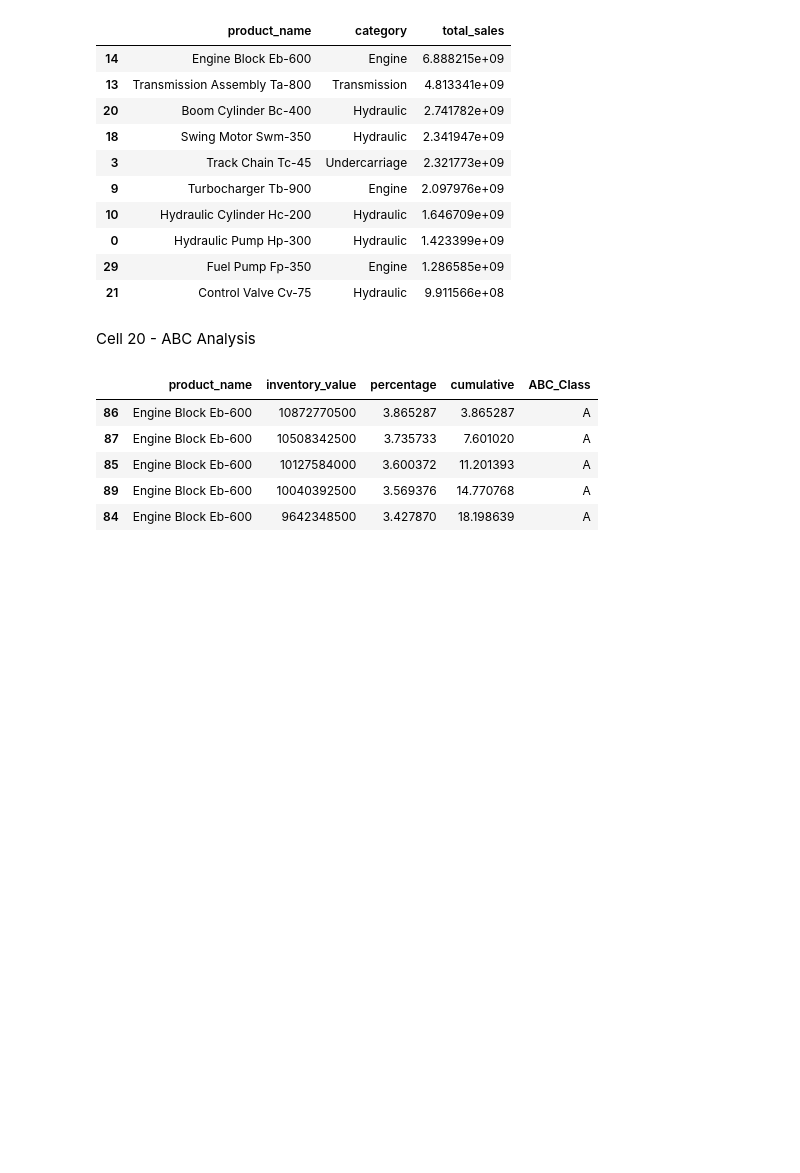
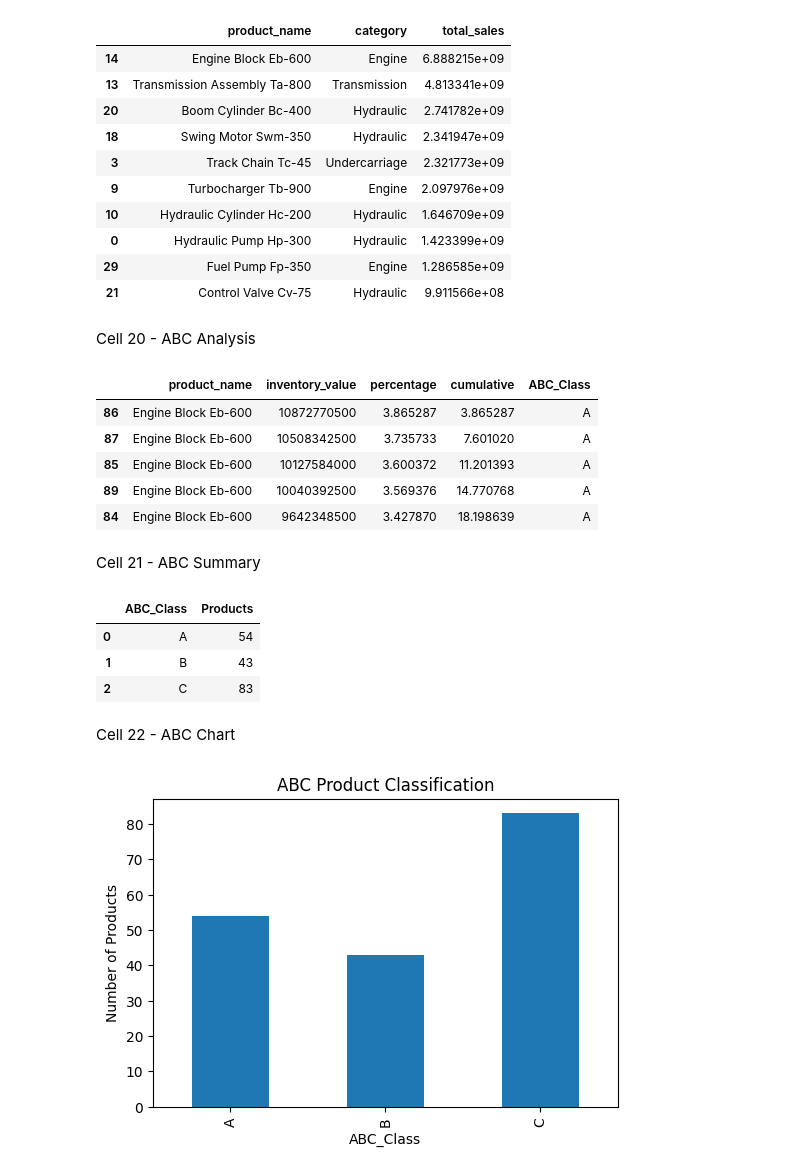
Before and after one commit to Riya-1923/Heavy-Supplier-Warehouse-Analytics, a Jupyter notebook: notebooks/Week3_Product_Inventory_Analysis.ipynb, the cells around one changed output. Drawn from its saved outputs; the diff is of its cells as text; code cells hidden in the pictures; blank space fills up the shorter version.

Commit message:
Complete Week 3 deliverables with product inventory analysis

```diff
--- a/notebooks/Week3_Product_Inventory_Analysis.ipynb
+++ b/notebooks/Week3_Product_Inventory_Analysis.ipynb
@@ -405,3 +405,26 @@ abc.head()
 | 85 | Engine Block Eb-600 | 10127584000 | 3.600372 | 11.201393 | A |
 | 89 | Engine Block Eb-600 | 10040392500 | 3.569376 | 14.770768 | A |
 | 84 | Engine Block Eb-600 | 9642348500 | 3.427870 | 18.198639 | A |
+# %% [markdown]
+Cell 21 - ABC Summary
+# %%
+abc.groupby("ABC_Class").size().reset_index(name="Products")
+# %% [output]
+|  | ABC_Class | Products |
+| 0 | A | 54 |
+| 1 | B | 43 |
+| 2 | C | 83 |
+# %% [markdown]
+Cell 22 - ABC Chart
+# %%
+plt.figure(figsize=(6,4))
+
+abc.groupby("ABC_Class").size().plot(kind="bar")
+
+plt.title("ABC Product Classification")
+
+plt.ylabel("Number of Products")
+
+plt.show()
+# %% [output]
+[figure, added]
```
Also changed, not shown: parts of 16 cells of this notebook.
